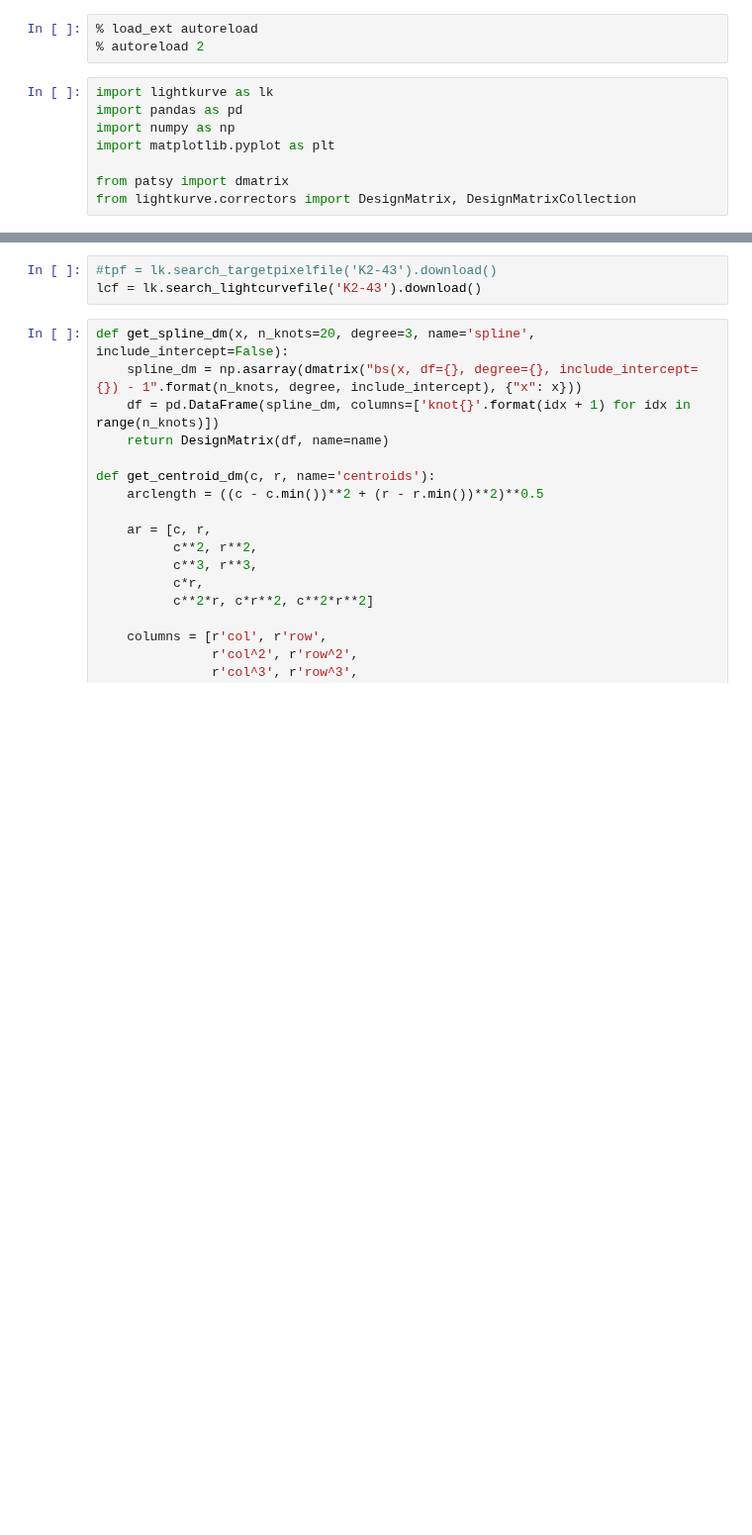
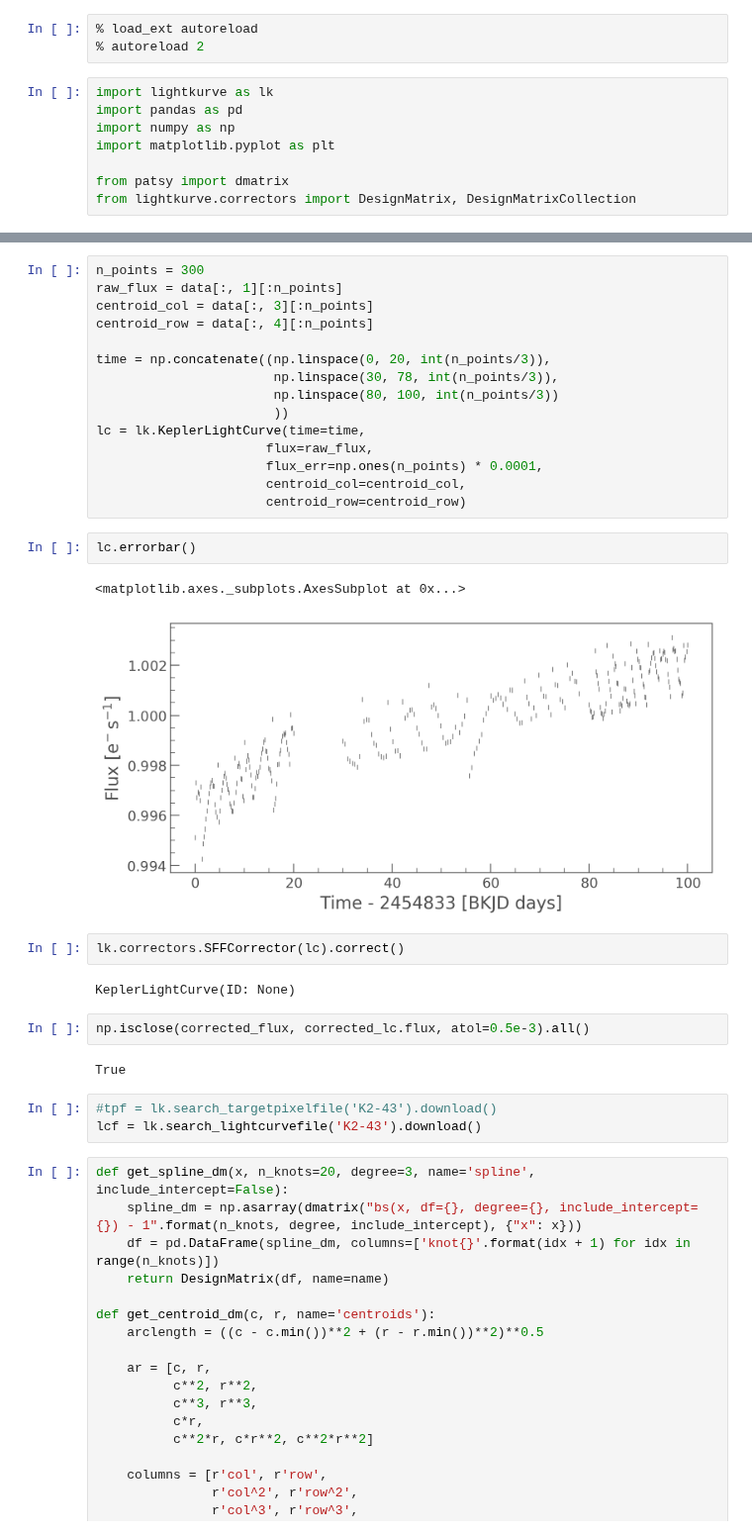
Before and after one commit to christinahedges/lightkurve, a Jupyter notebook: lightkurve/correctors/sandbox/dev.ipynb, the cells around one changed output, grey strips where cells are left out. Shown at 99% size. Saved outputs shown, nothing was run; the diff lists cells and outputs as text; blank space fills up the shorter version.

```diff
--- a/lightkurve/correctors/sandbox/dev.ipynb
+++ b/lightkurve/correctors/sandbox/dev.ipynb
@@ -12,3 +36,31 @@ from lightkurve.correctors import DesignMatrix, DesignMatrixCollection
+# %%
+n_points = 300
+raw_flux = data[:, 1][:n_points]
+centroid_col = data[:, 3][:n_points]
+centroid_row = data[:, 4][:n_points]
+
+time = np.concatenate((np.linspace(0, 20, int(n_points/3)),
+                       np.linspace(30, 78, int(n_points/3)),
+                       np.linspace(80, 100, int(n_points/3))
+                       ))
+lc = lk.KeplerLightCurve(time=time,
+                      flux=raw_flux,
+                      flux_err=np.ones(n_points) * 0.0001,
+                      centroid_col=centroid_col,
+                      centroid_row=centroid_row)
+# %%
+lc.errorbar()
+# %% [output]
+<matplotlib.axes._subplots.AxesSubplot at 0x...>
+[figure, added]
+# %%
+lk.correctors.SFFCorrector(lc).correct()
+# %% [output]
+KeplerLightCurve(ID: None)
+# %%
+np.isclose(corrected_flux, corrected_lc.flux, atol=0.5e-3).all()
+# %% [output]
+True
 # %%
 #tpf = lk.search_targetpixelfile('K2-43').download()
 lcf = lk.search_lightcurvefile('K2-43').download()
```
Also changed, not shown: parts of 10 cells of this notebook, 5 other files.
